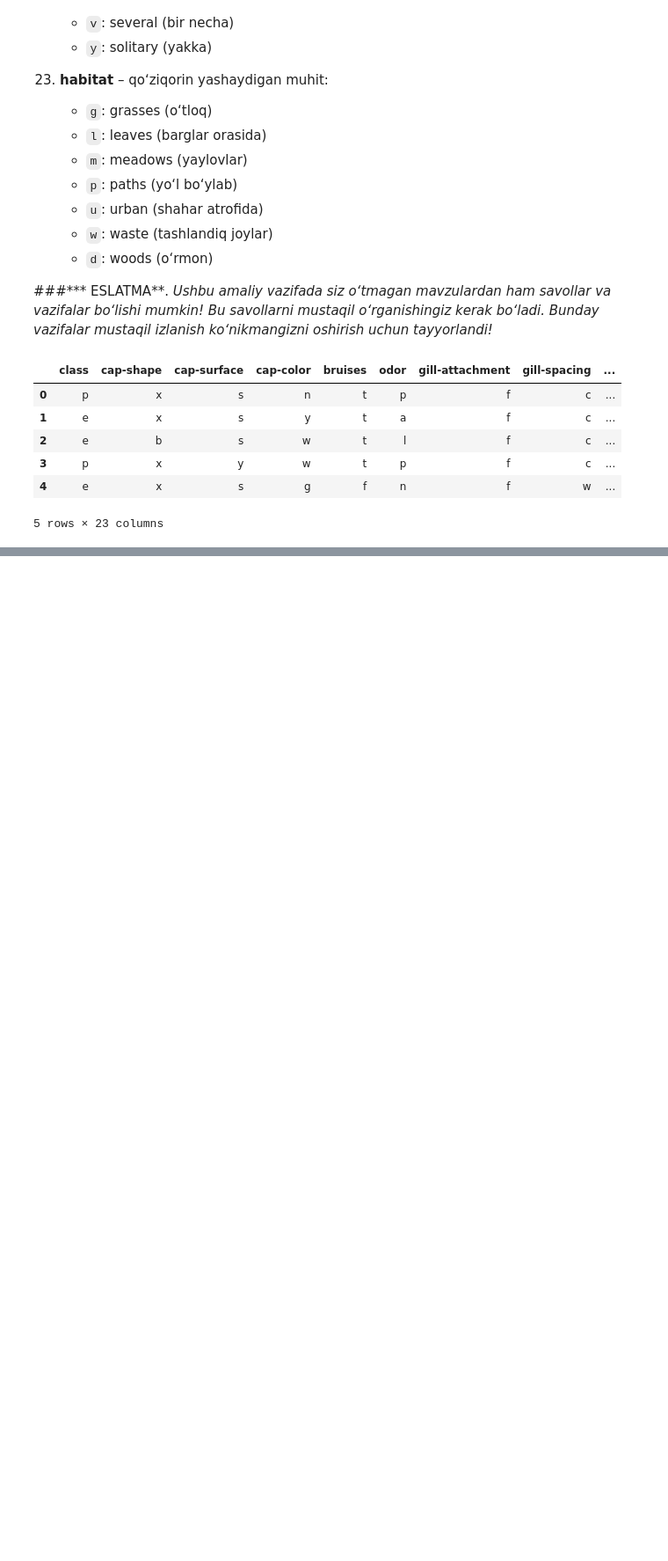
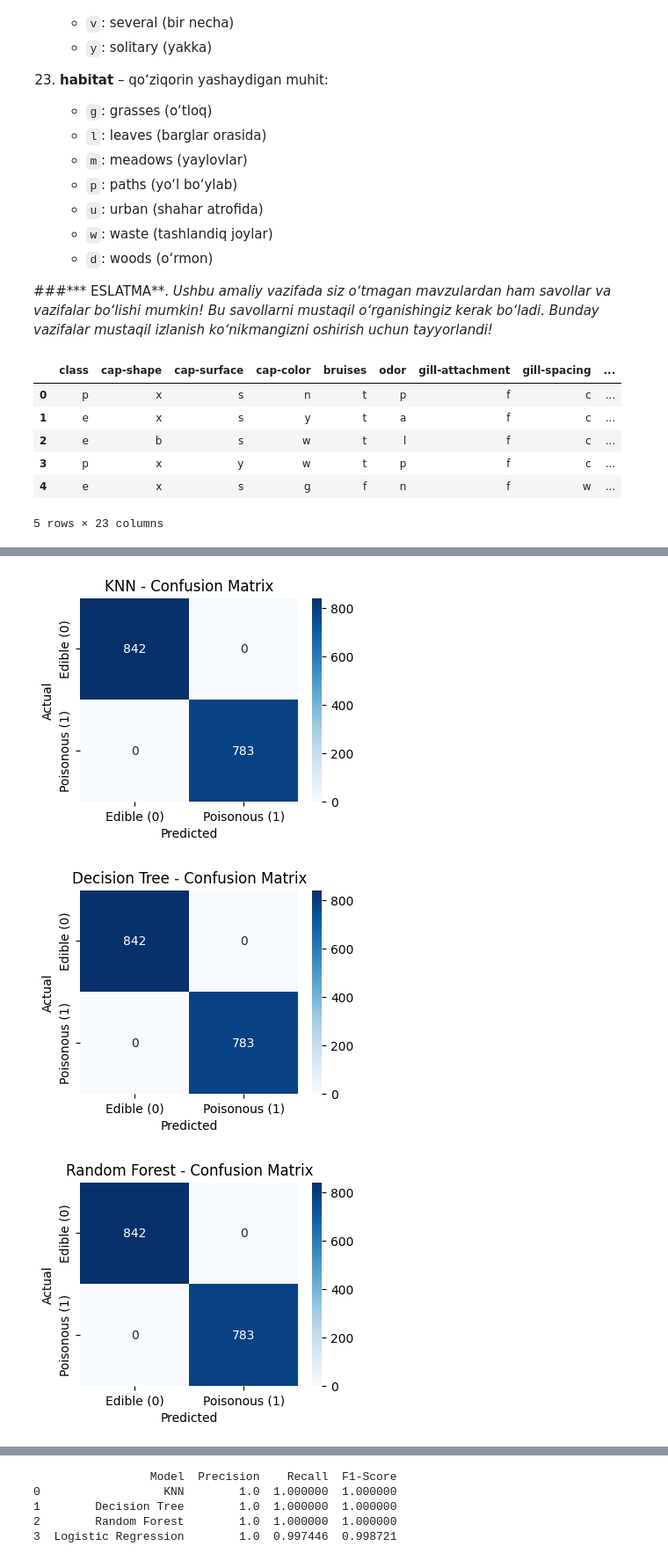
Before and after one commit to ulubeykhuja/Amaliyot, a Jupyter notebook: Klassifikatsiya_17_YAKUNIY_VAZIFA_Xujakulov.ipynb, the cells around one changed output, grey strips where cells are left out. Shown: that part at 88% size. Drawn from its saved outputs; the diff is of its cells as text; code cells hidden in the pictures; blank space fills up the shorter version.

```diff
--- a/Klassifikatsiya_17_YAKUNIY_VAZIFA_Xujakulov.ipynb
+++ b/Klassifikatsiya_17_YAKUNIY_VAZIFA_Xujakulov.ipynb
@@ -246,0 +434,13 @@ df.head()
+# %%
+# Ma’lumotlarni training va test to‘plamlariga ajrating (80/20 yoki 70/30).
+X_train, X_test, y_train, y_test = train_test_split(
+    X_encoded, y,
+    test_size=0.2,     # 20% test, 80% train
+    random_state=42,   # natijani qayta tiklash uchun
+    stratify=y         # target bo‘yicha balansni saqlash
+)
+
+print("X_train:", X_train.shape)
+print("X_test:", X_test.shape)
+print("y_train:", y_train.shape)
+print("y_test:", y_test.shape)
@@ -246,0 +497,43 @@ df.head()
+# %%
+# Har bir model uchun Confusion Matrix, Precision, Recall, F1-Score hisoblang.
+from sklearn.metrics import confusion_matrix, precision_score, recall_score, f1_score
+import seaborn as sns
+import matplotlib.pyplot as plt
+
+# Natijalarni saqlash uchun
+metrics = []
+
+for name, model in models.items():
+    y_pred = model.predict(X_test)
+
+    # Confusion matrix
+    cm = confusion_matrix(y_test, y_pred)
+
+    plt.figure(figsize=(4,3))
+    sns.heatmap(cm, annot=True, fmt="d", cmap="Blues",
+                xticklabels=["Edible (0)", "Poisonous (1)"],
+                yticklabels=["Edible (0)", "Poisonous (1)"])
+    plt.title(f"{name} - Confusion Matrix")
+    plt.xlabel("Predicted")
+    plt.ylabel("Actual")
+    plt.show()
+
+    # Metrics
+    precision = precision_score(y_test, y_pred)
+    recall    = recall_score(y_test, y_pred)
+    f1        = f1_score(y_test, y_pred)
+
+    metrics.append({
+        "Model": name,
+        "Precision": precision,
+        "Recall": recall,
+        "F1-Score": f1
+    })
+
+# DataFrame ko‘rinishida natijalarni chiqarish
+results_df = pd.DataFrame(metrics)
+print(results_df)
+# %% [output]
+[figure, added]
+[figure, added]
+[figure, added]
@@ -246,0 +541,5 @@ df.head()
+                 Model  Precision    Recall  F1-Score
+0                  KNN        1.0  1.000000  1.000000
+1        Decision Tree        1.0  1.000000  1.000000
+2        Random Forest        1.0  1.000000  1.000000
+3  Logistic Regression        1.0  0.997446  0.998721
```
Also changed, not shown: parts of 19 cells of this notebook.
